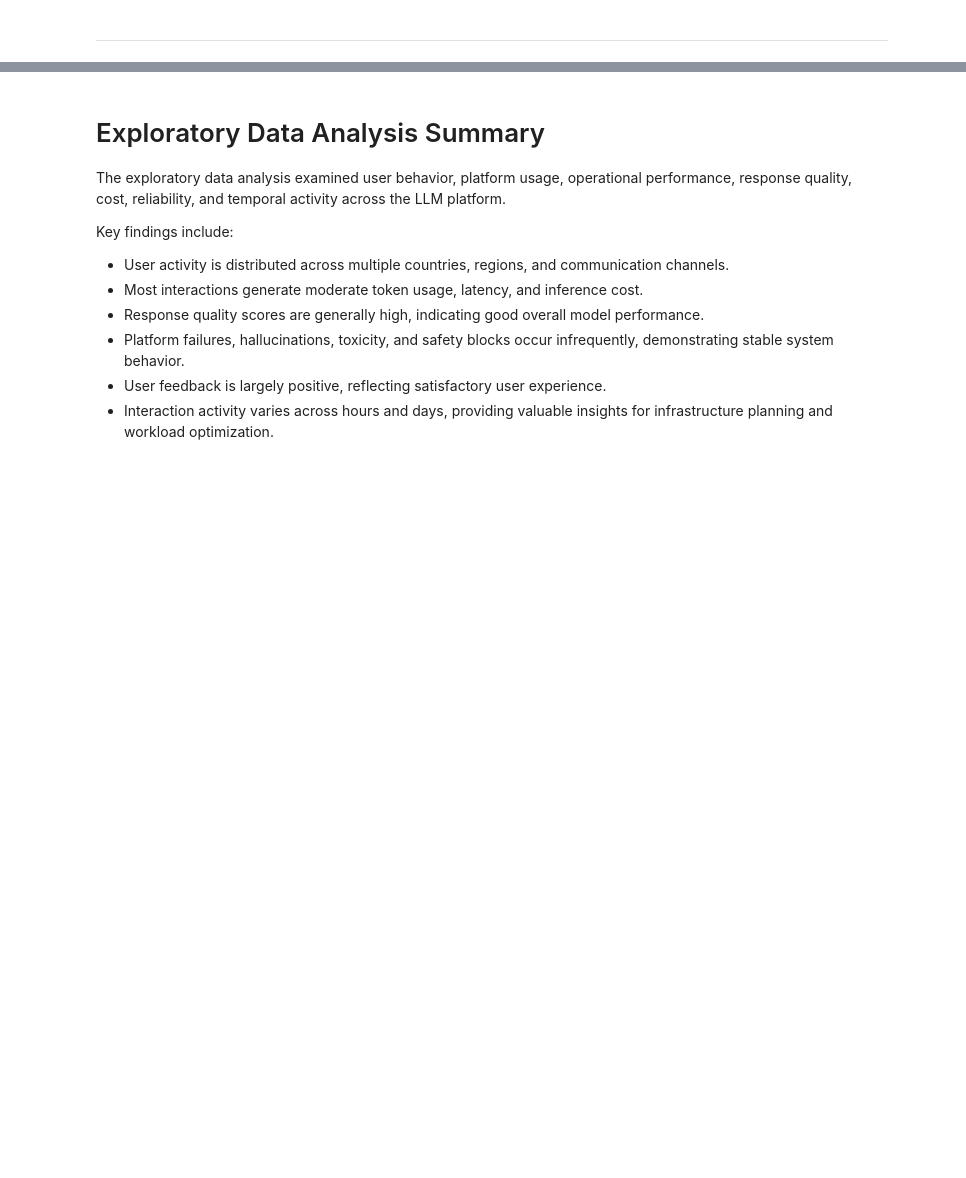
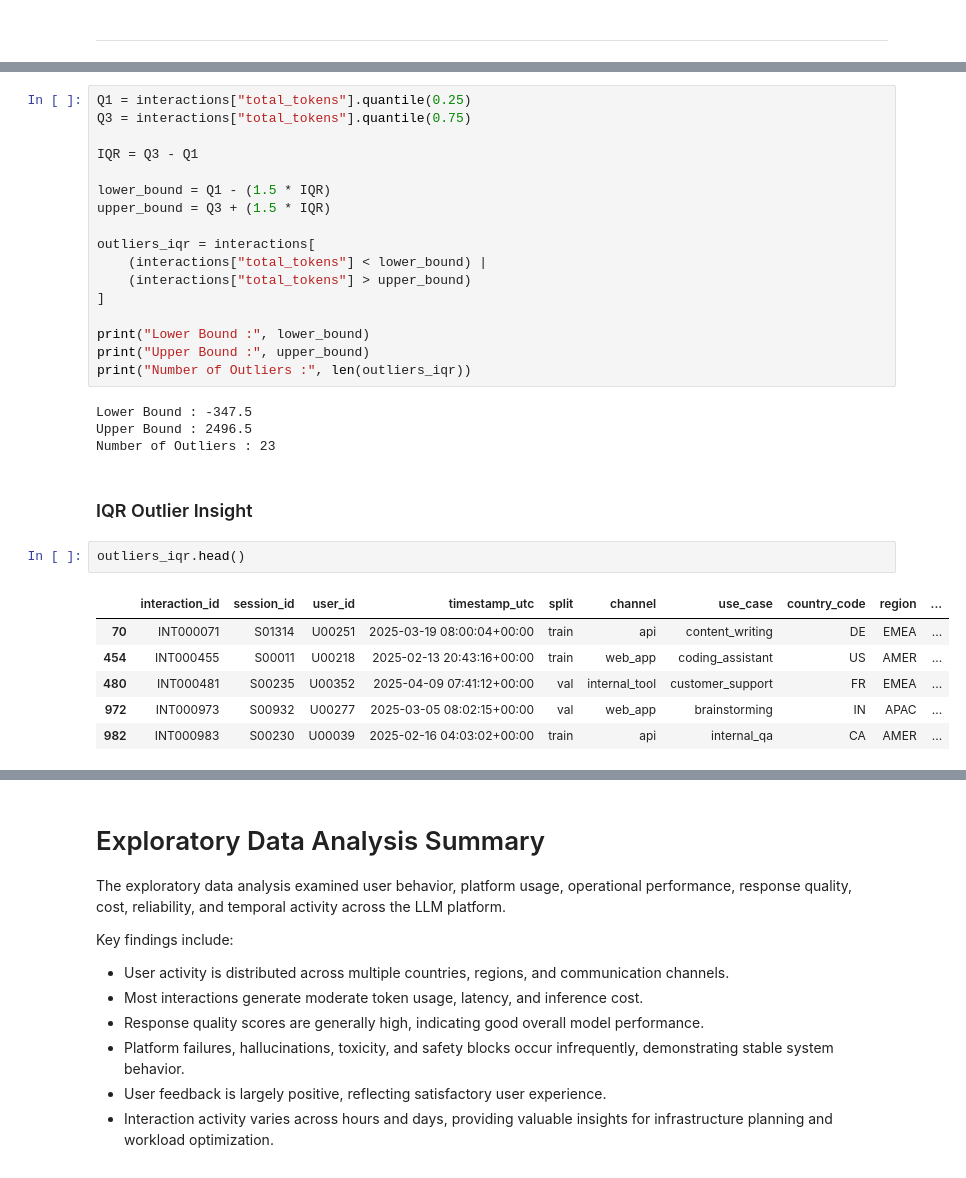
Before and after one commit to CHARANJOD/LLM-Platform-Analytics, a Jupyter notebook: notebooks/03_EDA.ipynb, the cells around one changed output, grey strips where cells are left out. Saved outputs shown, nothing was run; the diff lists cells and outputs as text; blank space fills up the shorter version.

```diff
--- a/notebooks/03_EDA.ipynb
+++ b/notebooks/03_EDA.ipynb
@@ -1170,0 +1217,32 @@ plt.show()
+# %%
+Q1 = interactions["total_tokens"].quantile(0.25)
+Q3 = interactions["total_tokens"].quantile(0.75)
+
+IQR = Q3 - Q1
+
+lower_bound = Q1 - (1.5 * IQR)
+upper_bound = Q3 + (1.5 * IQR)
+
+outliers_iqr = interactions[
+    (interactions["total_tokens"] < lower_bound) |
+    (interactions["total_tokens"] > upper_bound)
+]
+
+print("Lower Bound :", lower_bound)
+print("Upper Bound :", upper_bound)
+print("Number of Outliers :", len(outliers_iqr))
+# %% [output]
+Lower Bound : -347.5
+Upper Bound : 2496.5
+Number of Outliers : 23
+# %% [markdown]
+### IQR Outlier Insight
+# %%
+outliers_iqr.head()
+# %% [output]
+|  | interaction_id | session_id | user_id | timestamp_utc | split | channel | use_case | country_code | region | ... |
+| 70 | INT000071 | S01314 | U00251 | 2025-03-19 08:00:04+00:00 | train | api | content_writing | DE | EMEA | ... |
+| 454 | INT000455 | S00011 | U00218 | 2025-02-13 20:43:16+00:00 | train | web_app | coding_assistant | US | AMER | ... |
+| 480 | INT000481 | S00235 | U00352 | 2025-04-09 07:41:12+00:00 | val | internal_tool | customer_support | FR | EMEA | ... |
+| 972 | INT000973 | S00932 | U00277 | 2025-03-05 08:02:15+00:00 | val | web_app | brainstorming | IN | APAC | ... |
+| 982 | INT000983 | S00230 | U00039 | 2025-02-16 04:03:02+00:00 | train | api | internal_qa | CA | AMER | ... |
```
Also changed, not shown: parts of 48 cells of this notebook.
